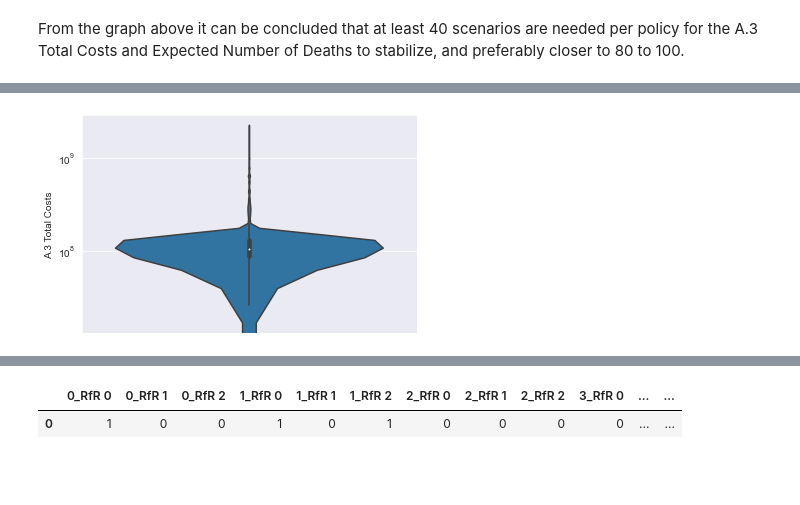
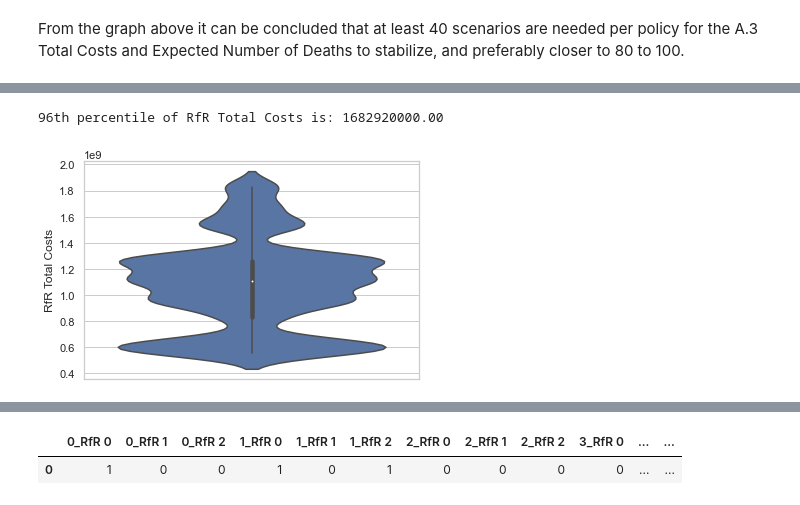
Before and after one commit to EwoutH/modelbased-g13, a Jupyter notebook: MORO robustness optimization.ipynb, the cells around one changed output, grey strips where cells are left out. Cells and saved outputs as stored; diff of their text form; code cells hidden in the pictures; blank space fills up the shorter version.

```diff
--- a/MORO robustness optimization.ipynb
+++ b/MORO robustness optimization.ipynb
@@ -148,0 +155,3 @@ else:
+# %%
+# Set a seaborn theme with gridlines
+sns.set_theme(style="whitegrid")
@@ -149,8 +184,13 @@ else:
 # %%
+percentile = 96
+KPI = 'RfR Total Costs'
+
 data = pd.DataFrame(outcomes)
 data['policy'] = experiments['policy']
-ax = sns.violinplot(data=data, y='A.3 Total Costs')
-ax.set_yscale('log')
-plt.show()
+print(f"{percentile}th percentile of {KPI} is: {np.percentile(data[KPI], percentile):.2f}")
+
+ax = sns.violinplot(data=data, y=KPI)
+#ax.set_yscale('log')
 # %% [output]
+96th percentile of RfR Total Costs is: 1682920000.00
-[figure, old version]
+[figure, new version]
```
Also changed, not shown: parts of 35 cells of this notebook.
